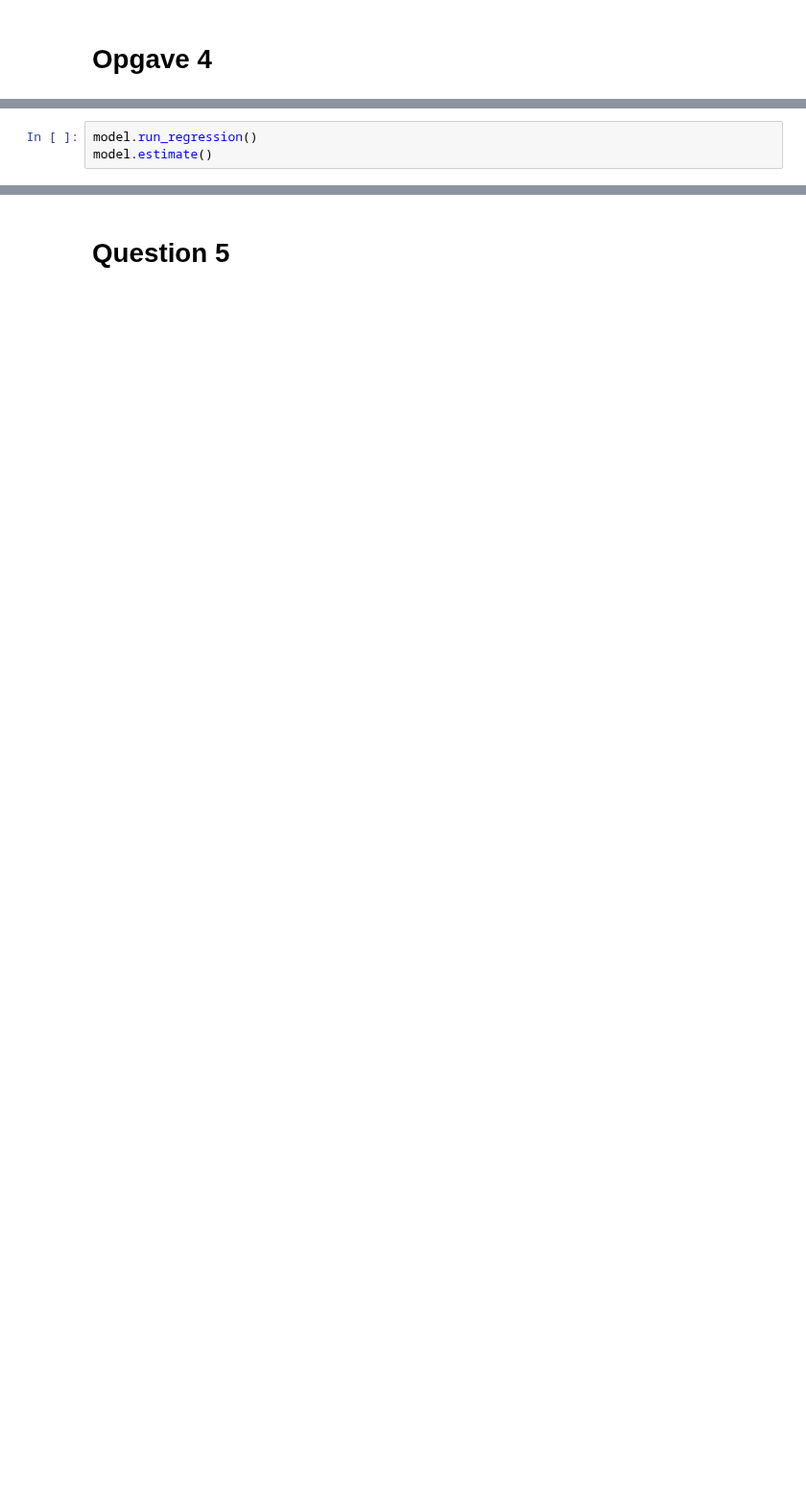
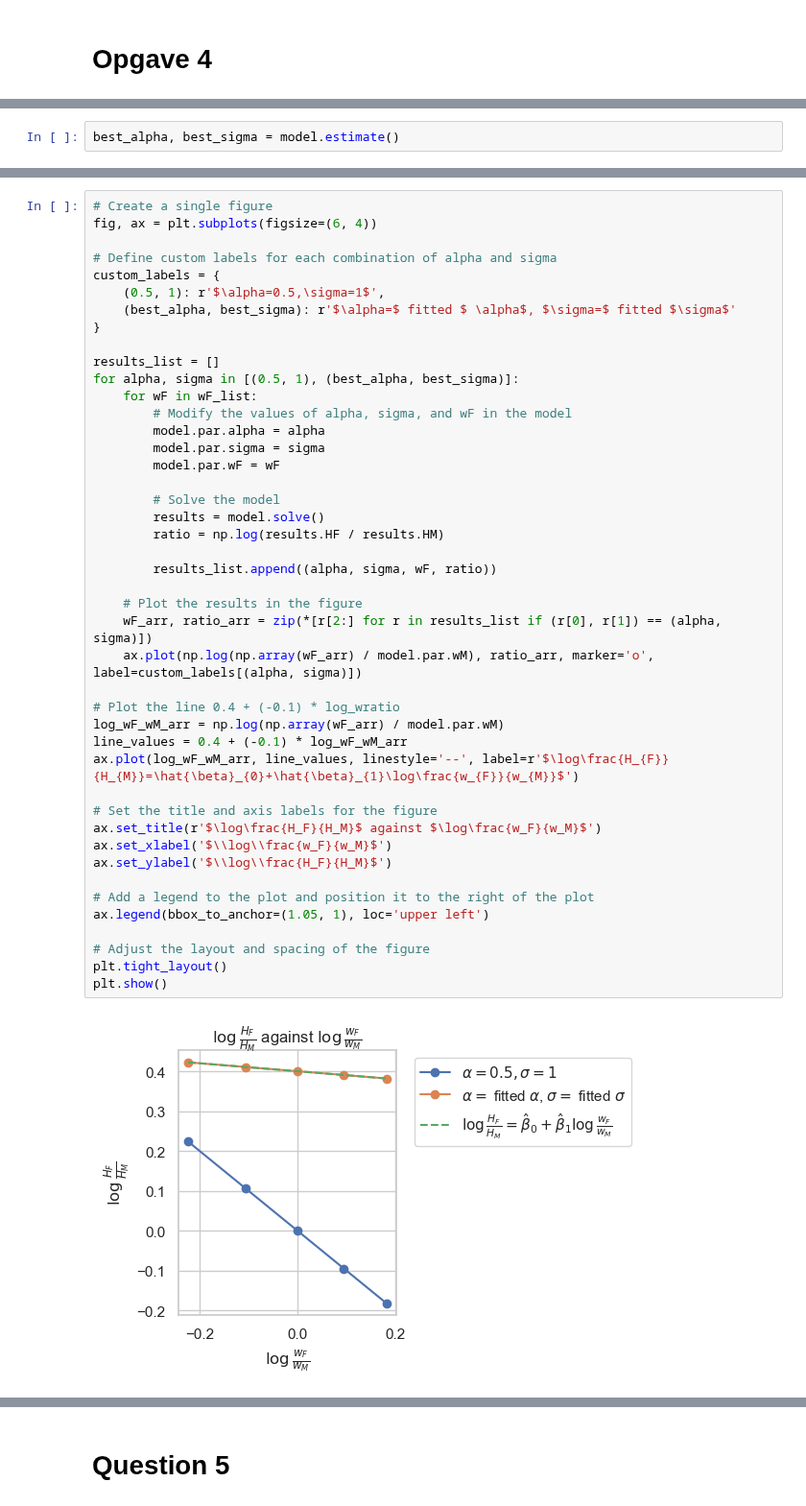
Before and after one commit to NumEconCopenhagen/projects-2023-philx2-nico, a Jupyter notebook: inauguralproject/inauguralproject.ipynb, the cells around one changed output, grey strips where cells are left out. Shown at 96% size. Saved outputs shown, nothing was run; the diff lists cells and outputs as text; blank space fills up the shorter version.

```diff
--- a/inauguralproject/inauguralproject.ipynb
+++ b/inauguralproject/inauguralproject.ipynb
@@ -215,3 +215,2 @@ Illustrate how the model fit the data and discuss the economic interpretation of
 # %%
-model.run_regression()
-model.estimate()
+best_alpha, best_sigma = model.estimate()
@@ -265,0 +222,46 @@ You are welcome to come talk to me if you have questions.
+# %%
+# Create a single figure
+fig, ax = plt.subplots(figsize=(6, 4))
+
+# Define custom labels for each combination of alpha and sigma
+custom_labels = {
+    (0.5, 1): r'$\alpha=0.5,\sigma=1$',
+    (best_alpha, best_sigma): r'$\alpha=$ fitted $ \alpha$, $\sigma=$ fitted $\sigma$'
+}
+
+results_list = []
+for alpha, sigma in [(0.5, 1), (best_alpha, best_sigma)]:
+    for wF in wF_list:
+        # Modify the values of alpha, sigma, and wF in the model
+        model.par.alpha = alpha
+        model.par.sigma = sigma
+        model.par.wF = wF
+
+        # Solve the model
+        results = model.solve()
+        ratio = np.log(results.HF / results.HM)
+
+        results_list.append((alpha, sigma, wF, ratio))
+
+    # Plot the results in the figure
+    wF_arr, ratio_arr = zip(*[r[2:] for r in results_list if (r[0], r[1]) == (alpha, sigma)])
+    ax.plot(np.log(np.array(wF_arr) / model.par.wM), ratio_arr, marker='o', label=custom_labels[(alpha, sigma)])
+
+# Plot the line 0.4 + (-0.1) * log_wratio
+log_wF_wM_arr = np.log(np.array(wF_arr) / model.par.wM)
+line_values = 0.4 + (-0.1) * log_wF_wM_arr
+ax.plot(log_wF_wM_arr, line_values, linestyle='--', label=r'$\log\frac{H_{F}}{H_{M}}=\hat{\beta}_{0}+\hat{\beta}_{1}\log\frac{w_{F}}{w_{M}}$')
+
+# Set the title and axis labels for the figure
+ax.set_title(r'$\log\frac{H_F}{H_M}$ against $\log\frac{w_F}{w_M}$')
+ax.set_xlabel('$\\log\\frac{w_F}{w_M}$')
+ax.set_ylabel('$\\log\\frac{H_F}{H_M}$')
+
+# Add a legend to the plot and position it to the right of the plot
+ax.legend(bbox_to_anchor=(1.05, 1), loc='upper left')
+
+# Adjust the layout and spacing of the figure
+plt.tight_layout()
+plt.show()
+# %% [output]
+[figure, added]
```
Also changed, not shown: parts of 23 cells of this notebook.
